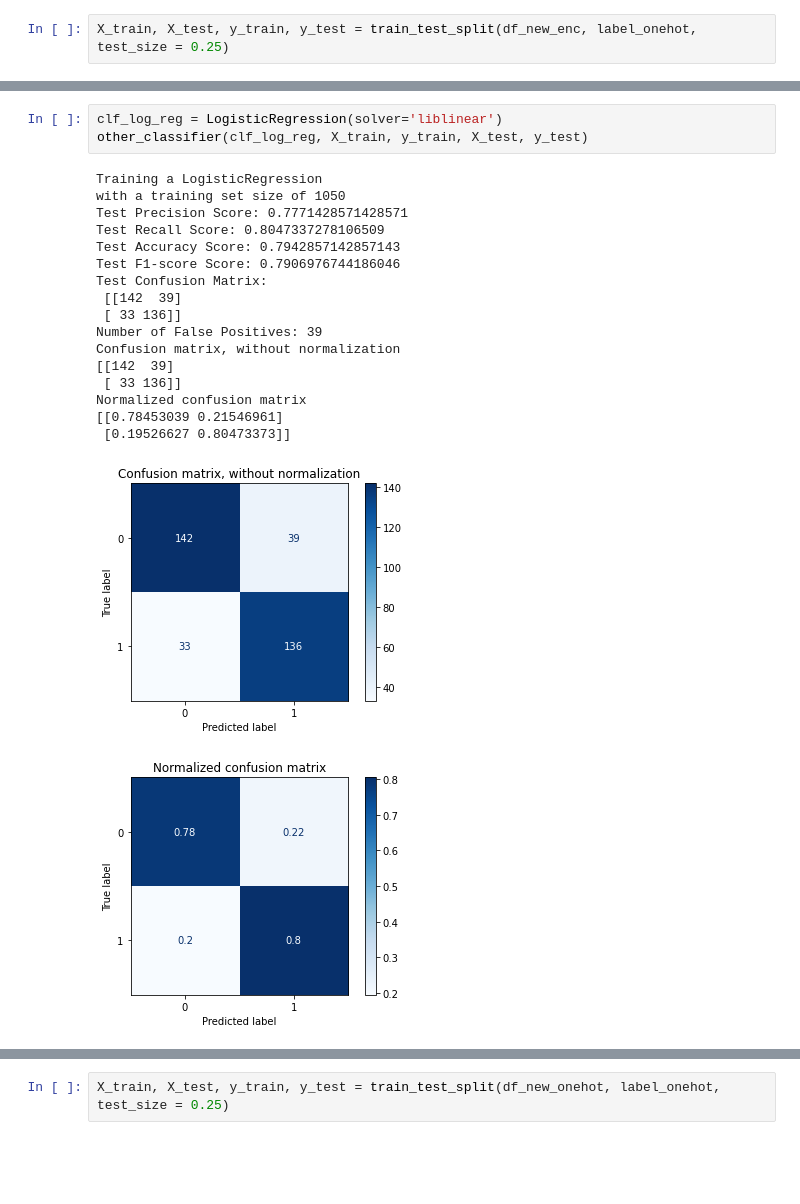
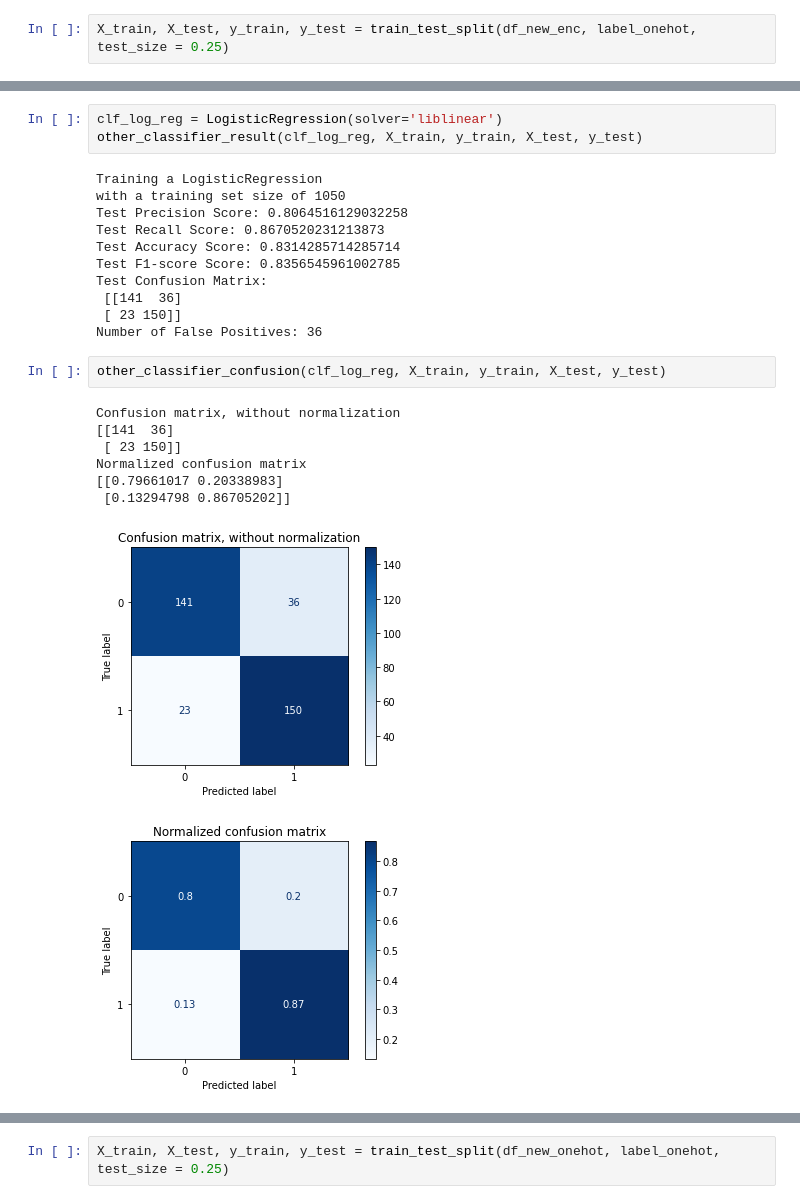
Before and after one commit to SafialIslam302/Intelligent-Data-Analysis-Machine-Learning-I, a Jupyter notebook: ML Project/Final_Project.ipynb, the cells around one changed output, grey strips where cells are left out. Saved outputs shown, nothing was run; the diff lists cells and outputs as text; blank space fills up the shorter version.

```diff
--- a/ML Project/Final_Project.ipynb
+++ b/ML Project/Final_Project.ipynb
@@ -772,23 +788,26 @@ Normalized confusion matrix
 # %%
 clf_log_reg = LogisticRegression(solver='liblinear')
-other_classifier(clf_log_reg, X_train, y_train, X_test, y_test)
+other_classifier_result(clf_log_reg, X_train, y_train, X_test, y_test)
 # %% [output]
 Training a LogisticRegression
 with a training set size of 1050
-Test Precision Score: 0.7771428571428571
-Test Recall Score: 0.8047337278106509
-Test Accuracy Score: 0.7942857142857143
-Test F1-score Score: 0.7906976744186046
+Test Precision Score: 0.8064516129032258
+Test Recall Score: 0.8670520231213873
+Test Accuracy Score: 0.8314285714285714
+Test F1-score Score: 0.8356545961002785
 Test Confusion Matrix:
- [[142  39]
- [ 33 136]]
-Number of False Positives: 39
-Confusion matrix, without normalization
-[[142  39]
- [ 33 136]]
-Normalized confusion matrix
-[[0.78453039 0.21546961]
- [0.19526627 0.80473373]]
+ [[141  36]
+ [ 23 150]]
+Number of False Positives: 36
-[figure, removed]
-[figure, removed]
+# %%
+other_classifier_confusion(clf_log_reg, X_train, y_train, X_test, y_test)
+# %% [output]
+Confusion matrix, without normalization
+[[141  36]
+ [ 23 150]]
+Normalized confusion matrix
+[[0.79661017 0.20338983]
+ [0.13294798 0.86705202]]
+[figure, added]
+[figure, added]
 # %%
```
Also changed, not shown: parts of 35 cells of this notebook.
